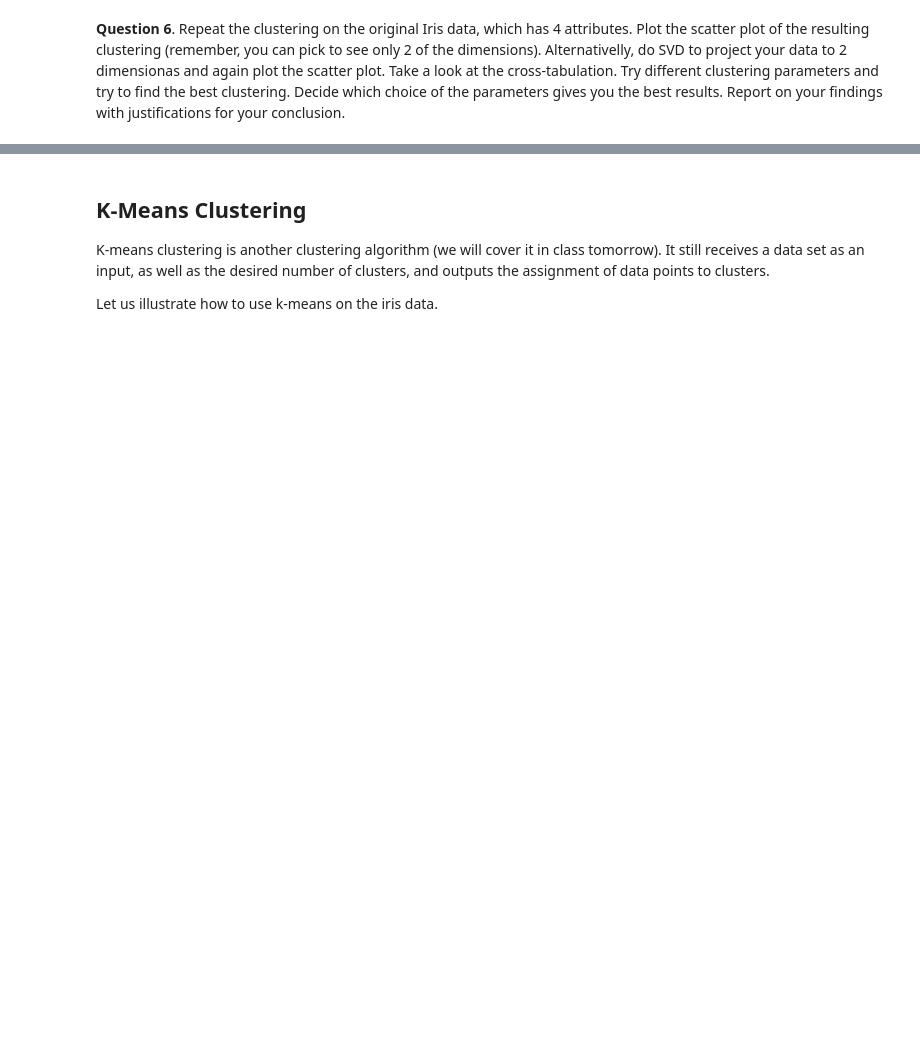
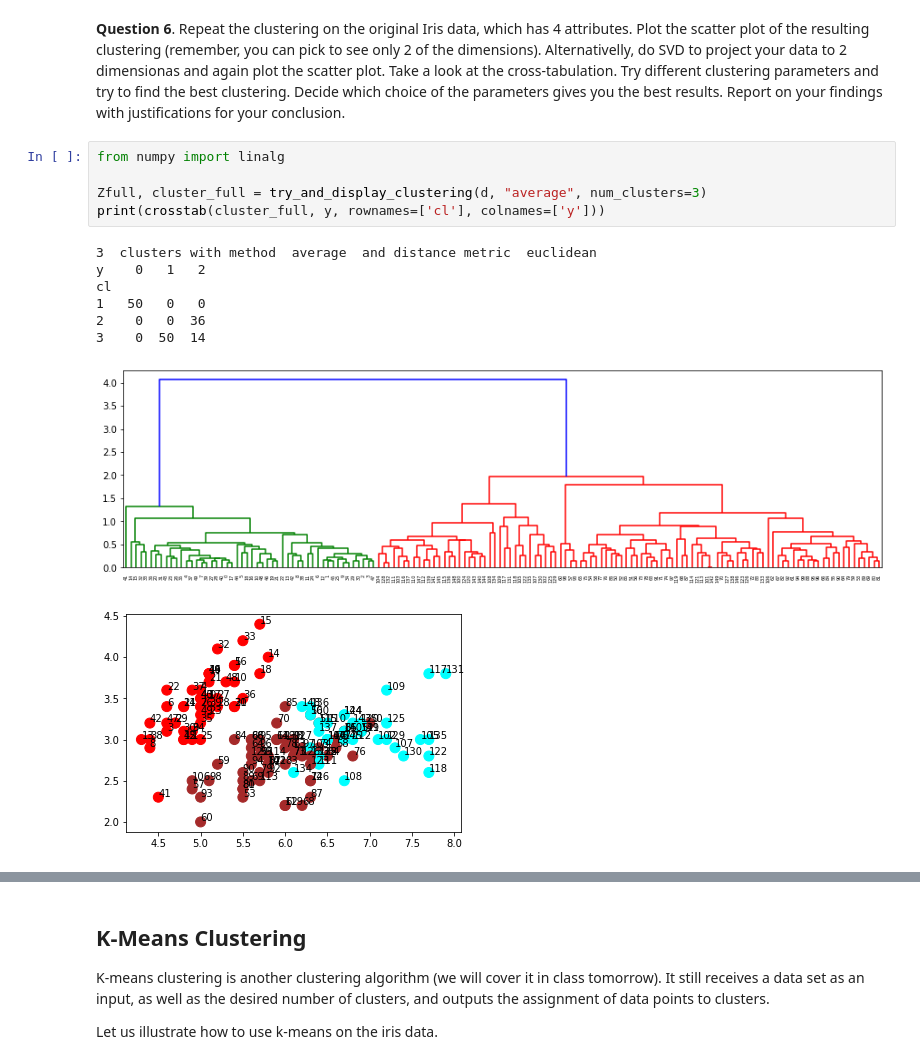
Before and after one commit to BareBeaverBat/cis3715-temple-2020.github.io, a Jupyter notebook: Lab9/CIS3715 (Temple - Spring 2020) Lab9.ipynb, the cells around one changed output, grey strips where cells are left out. Drawn from its saved outputs; the diff is of its cells as text; blank space fills up the shorter version.

```diff
--- a/Lab9/CIS3715 (Temple - Spring 2020) Lab9.ipynb
+++ b/Lab9/CIS3715 (Temple - Spring 2020) Lab9.ipynb
@@ -250,3 +250,17 @@ Also, that cost roughly scales with the number of cases from different categorie
 The product of all of the non-zero entries is multiplied by the quantity of non-zero entries to guard against the situation where some cases in the cluster are the only case of their category in the cluster (because otherwise those cases wouldn't be contributing to the cost).
 # %% [markdown]
 **Question 6**. Repeat the clustering on the original Iris data, which has 4 attributes. Plot the scatter plot of the resulting clustering (remember, you can pick to see only 2 of the dimensions). Alternativelly, do SVD to project your data to 2 dimensionas and again plot the scatter plot. Take a look at the cross-tabulation. Try different clustering parameters and try to find the best clustering. Decide which choice of the parameters gives you the best results. Report on your findings with justifications for your conclusion.
+# %%
+from numpy import linalg
+
+Zfull, cluster_full = try_and_display_clustering(d, "average", num_clusters=3)
+print(crosstab(cluster_full, y, rownames=['cl'], colnames=['y']))
+# %% [output]
+3  clusters with method  average  and distance metric  euclidean
+y    0   1   2
+cl
+1   50   0   0
+2    0   0  36
+3    0  50  14
+[figure, added]
+[figure, added]
```
Also changed, not shown: parts of 32 cells of this notebook.
